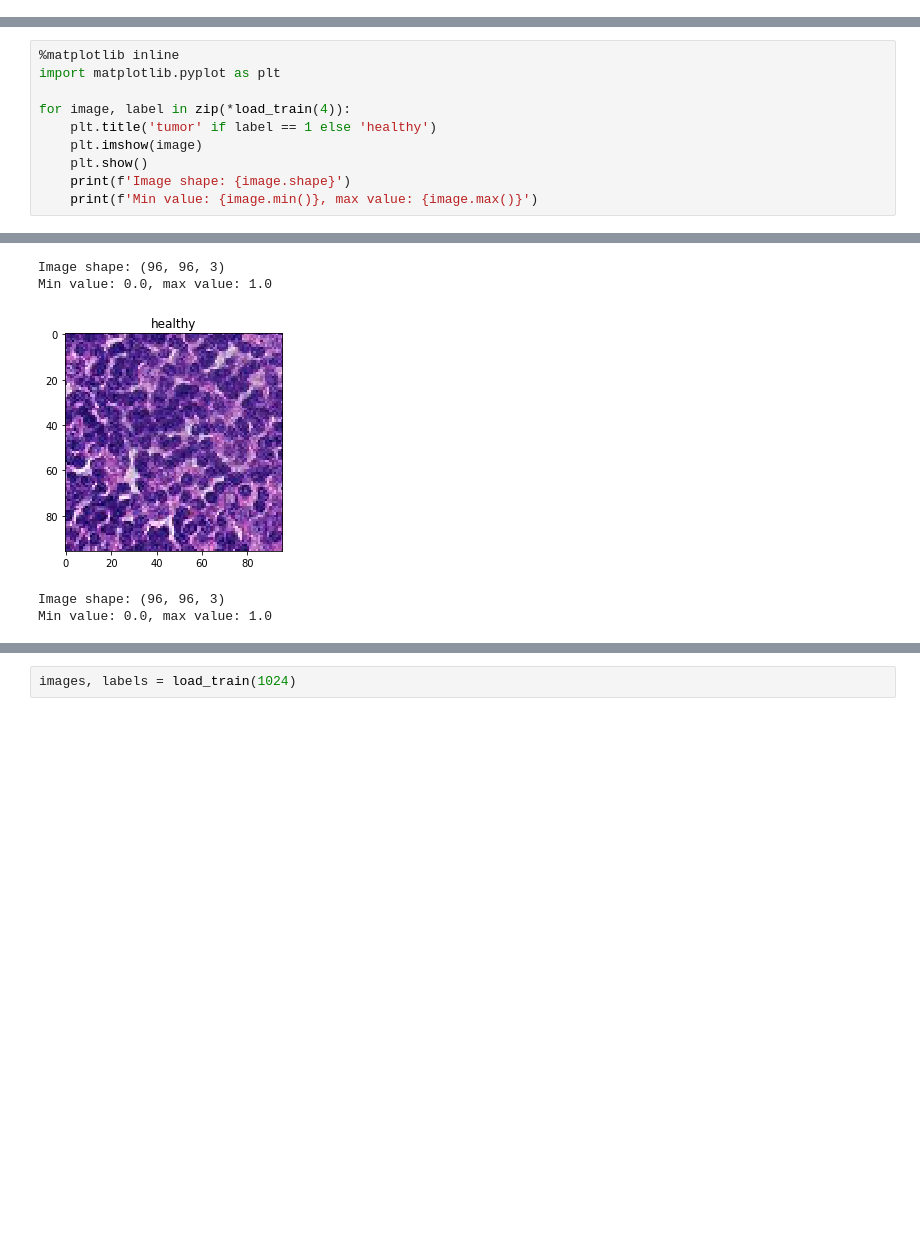
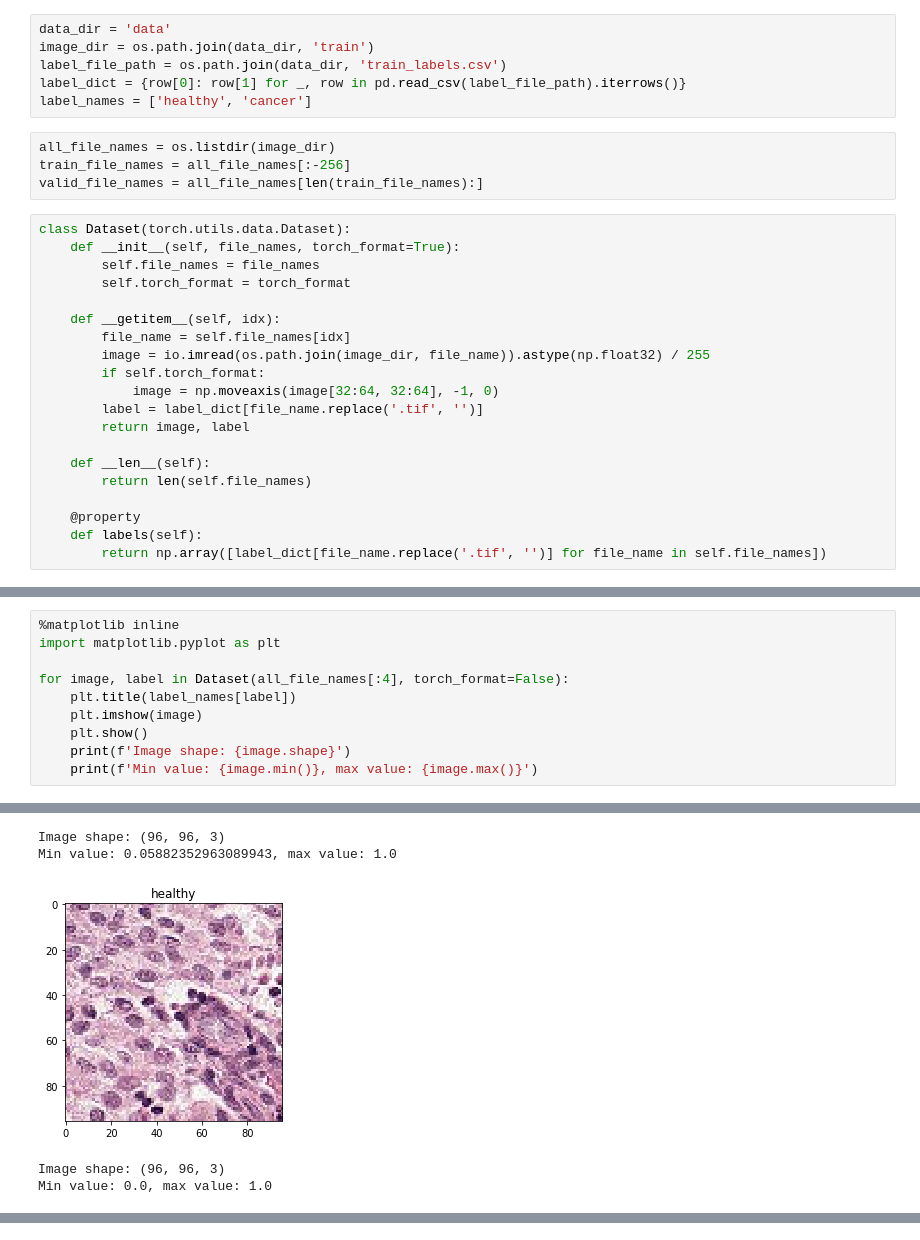
Before and after one commit to gabrielraya/Data-Mining, a Jupyter notebook: Project/project.ipynb, the cells around one changed output, grey strips where cells are left out. Saved outputs shown, nothing was run; the diff lists cells and outputs as text; blank space fills up the shorter version.

```diff
--- a/Project/project.ipynb
+++ b/Project/project.ipynb
@@ -17,0 +9,30 @@ def load_train(count):
+# %%
+data_dir = 'data'
+image_dir = os.path.join(data_dir, 'train')
+label_file_path = os.path.join(data_dir, 'train_labels.csv')
+label_dict = {row[0]: row[1] for _, row in pd.read_csv(label_file_path).iterrows()}
+label_names = ['healthy', 'cancer']
+# %%
+all_file_names = os.listdir(image_dir)
+train_file_names = all_file_names[:-256]
+valid_file_names = all_file_names[len(train_file_names):]
+# %%
+class Dataset(torch.utils.data.Dataset):
+    def __init__(self, file_names, torch_format=True):
+        self.file_names = file_names
+        self.torch_format = torch_format
+
+    def __getitem__(self, idx):
+        file_name = self.file_names[idx]
+        image = io.imread(os.path.join(image_dir, file_name)).astype(np.float32) / 255
+        if self.torch_format:
+            image = np.moveaxis(image[32:64, 32:64], -1, 0)
+        label = label_dict[file_name.replace('.tif', '')]
+        return image, label
+
+    def __len__(self):
+        return len(self.file_names)
+
+    @property
+    def labels(self):
+        return np.array([label_dict[file_name.replace('.tif', '')] for file_name in self.file_names])
@@ -19,8 +43,8 @@ def load_train(count):
 %matplotlib inline
 import matplotlib.pyplot as plt
 
-for image, label in zip(*load_train(4)):
-    plt.title('tumor' if label == 1 else 'healthy')
+for image, label in Dataset(all_file_names[:4], torch_format=False):
+    plt.title(label_names[label])
     plt.imshow(image)
     plt.show()
     print(f'Image shape: {image.shape}')
@@ -33,5 +57,5 @@ Min value: 0.0, max value: 1.0
 Image shape: (96, 96, 3)
-Min value: 0.0, max value: 1.0
+Min value: 0.05882352963089943, max value: 1.0
-[figure, old version]
+[figure, new version]
 Image shape: (96, 96, 3)
 Min value: 0.0, max value: 1.0
@@ -41,3 +65 @@ Min value: 0.0, max value: 1.0
-# %%
-images, labels = load_train(1024)
 # %%
```
Also changed, not shown: parts of 16 cells of this notebook, 1 other file.
